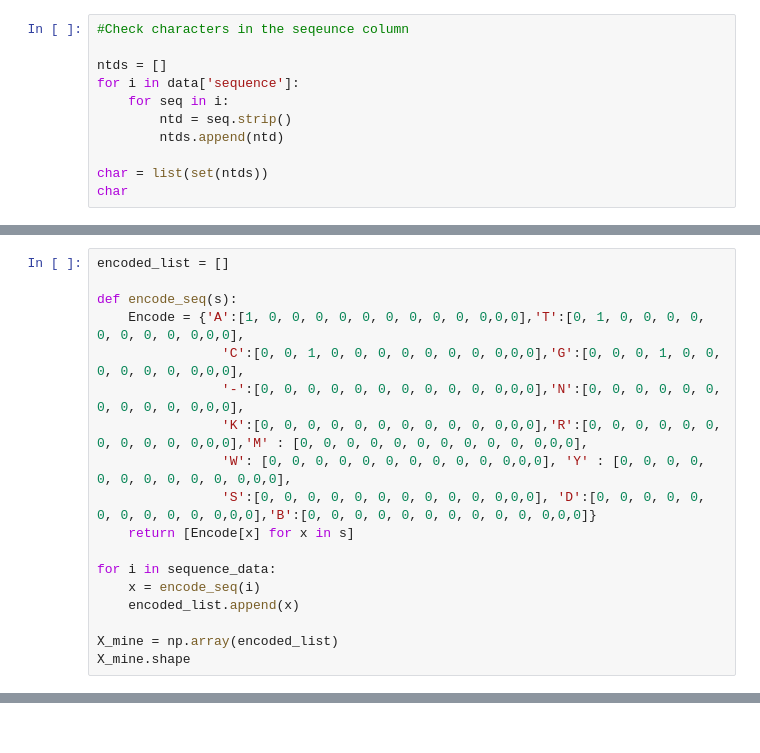
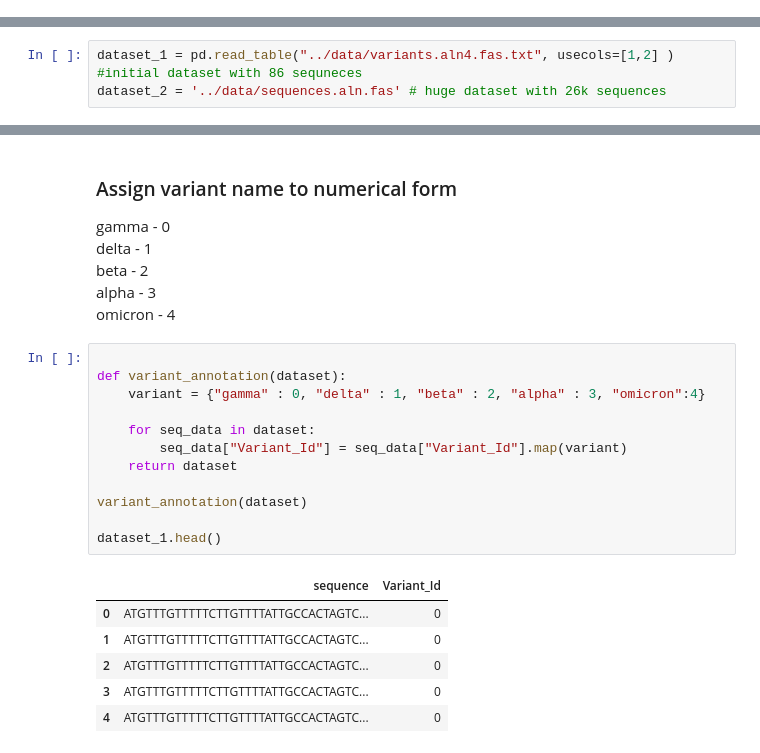
Before and after one commit to omicscodeathon/ml_sarscov2, a Jupyter notebook: notebook/notebook.ipynb, the cells around one changed output, grey strips where cells are left out. Saved outputs shown, nothing was run; the diff lists cells and outputs as text.

```diff
--- a/notebook/notebook.ipynb
+++ b/notebook/notebook.ipynb
@@ -71,11 +0,0 @@ data.head()
-# %%
-#Check characters in the seqeunce column
-
-ntds = []
-for i in data['sequence']:
-    for seq in i:
-        ntd = seq.strip()
-        ntds.append(ntd)
-
-char = list(set(ntds))
-char
@@ -86,18 +0,0 @@ sequence_data = list(data.loc[:, 'sequence'])
-# %%
-encoded_list = []
-
-def encode_seq(s):
-    Encode = {'A':[1, 0, 0, 0, 0, 0, 0, 0, 0, 0, 0,0,0],'T':[0, 1, 0, 0, 0, 0, 0, 0, 0, 0, 0,0,0],
-                'C':[0, 0, 1, 0, 0, 0, 0, 0, 0, 0, 0,0,0],'G':[0, 0, 0, 1, 0, 0, 0, 0, 0, 0, 0,0,0],
-                '-':[0, 0, 0, 0, 0, 0, 0, 0, 0, 0, 0,0,0],'N':[0, 0, 0, 0, 0, 0, 0, 0, 0, 0, 0,0,0],
-                'K':[0, 0, 0, 0, 0, 0, 0, 0, 0, 0, 0,0,0],'R':[0, 0, 0, 0, 0, 0, 0, 0, 0, 0, 0,0,0],'M' : [0, 0, 0, 0, 0, 0, 0, 0, 0, 0, 0,0,0],
-                'W': [0, 0, 0, 0, 0, 0, 0, 0, 0, 0, 0,0,0], 'Y' : [0, 0, 0, 0, 0, 0, 0, 0, 0, 0, 0,0,0],
-                'S':[0, 0, 0, 0, 0, 0, 0, 0, 0, 0, 0,0,0], 'D':[0, 0, 0, 0, 0, 0, 0, 0, 0, 0, 0,0,0],'B':[0, 0, 0, 0, 0, 0, 0, 0, 0, 0, 0,0,0]}
-    return [Encode[x] for x in s]
-
-for i in sequence_data:
-    x = encode_seq(i)
-    encoded_list.append(x)
-
-X_mine = np.array(encoded_list)
-X_mine.shape
@@ -162,0 +31,3 @@ To enable them in other operations, rebuild TensorFlow with the appropriate comp
+# %%
+dataset_1 = pd.read_table("../data/variants.aln4.fas.txt", usecols=[1,2] ) #initial dataset with 86 sequneces
+dataset_2 = '../data/sequences.aln.fas' # huge dataset with 26k sequences
@@ -162,0 +71,27 @@ To enable them in other operations, rebuild TensorFlow with the appropriate comp
+# %% [markdown]
+### Assign variant name to numerical form
+
+gamma - 0 \
+delta - 1 \
+beta - 2 \
+alpha - 3 \
+omicron - 4
+# %%
+
+def variant_annotation(dataset):
+    variant = {"gamma" : 0, "delta" : 1, "beta" : 2, "alpha" : 3, "omicron":4}
+
+    for seq_data in dataset:
+        seq_data["Variant_Id"] = seq_data["Variant_Id"].map(variant)
+    return dataset
+
+variant_annotation(dataset)
+
+dataset_1.head()
+# %% [output]
+|  | sequence | Variant_Id |
+| 0 | ATGTTTGTTTTTCTTGTTTTATTGCCACTAGTC... | 0 |
+| 1 | ATGTTTGTTTTTCTTGTTTTATTGCCACTAGTC... | 0 |
+| 2 | ATGTTTGTTTTTCTTGTTTTATTGCCACTAGTC... | 0 |
+| 3 | ATGTTTGTTTTTCTTGTTTTATTGCCACTAGTC... | 0 |
+| 4 | ATGTTTGTTTTTCTTGTTTTATTGCCACTAGTC... | 0 |
```
Also changed, not shown: parts of 41 cells of this notebook, 2 other files.
